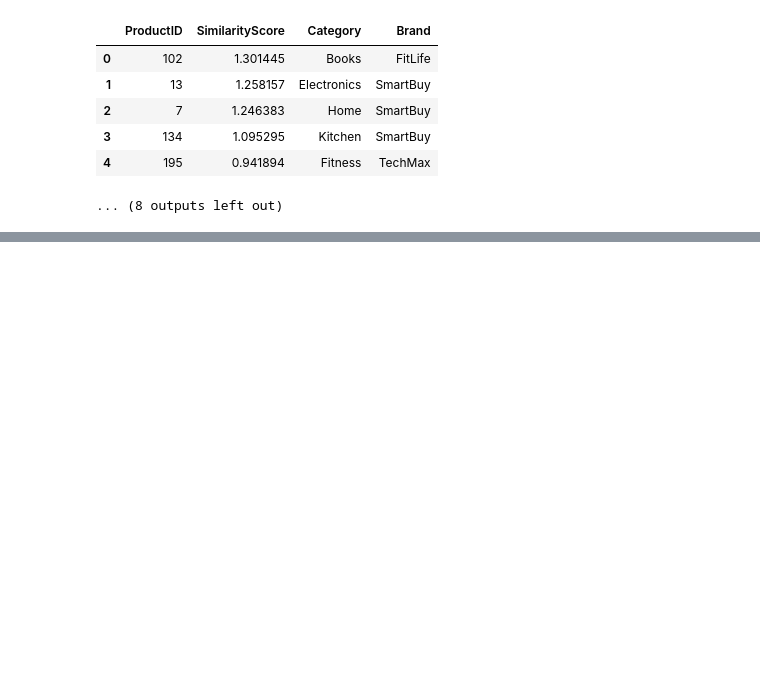
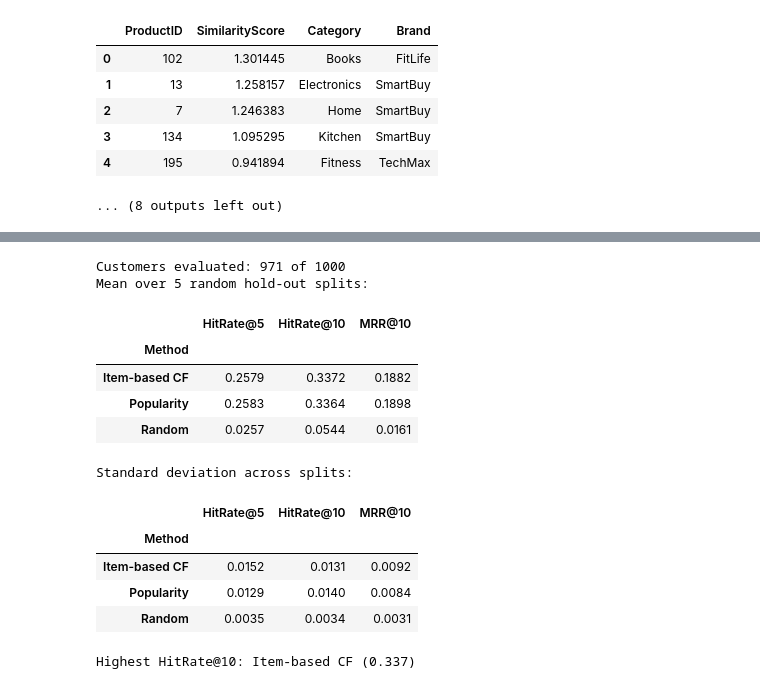
Before and after one commit to RyanMitchell8/Research-Analytics-Ca1, a Jupyter notebook: Ca1-folder/Task_2_Recommendation_System_Development.ipynb, the cells around one changed output, grey strips where cells are left out. Saved outputs shown, nothing was run; the diff lists cells and outputs as text; code cells hidden in the pictures; blank space fills up the shorter version.

```diff
--- a/Ca1-folder/Task_2_Recommendation_System_Development.ipynb
+++ b/Ca1-folder/Task_2_Recommendation_System_Development.ipynb
@@ -796,0 +815,75 @@ Item-based collaborative filtering recommendations:
+# %%
+N_SPLITS = 5
+values = interaction_matrix.to_numpy()
+
+# Customers need a second product so something remains to learn from after hiding one.
+eligible_rows = np.flatnonzero((values > 0).sum(axis=1) >= 2)
+
+def run_holdout(seed):
+    """Hide one purchase per eligible customer; return the hidden product and each method's ranking."""
+    rng = np.random.default_rng(seed)
+    train = values.copy()
+    hidden = np.array([rng.choice(np.flatnonzero(values[r] > 0)) for r in eligible_rows])
+    train[eligible_rows, hidden] = 0
+
+    scores = {
+        "Random": rng.random(train.shape),
+        "Popularity": np.tile((train > 0).sum(axis=0), (len(train), 1)),
+        "Item-based CF": train @ cosine_similarity(train.T),
+    }
+    # Owned products sink to the bottom so only unbought products are recommended.
+    orders = {
+        method: np.argsort(-np.where(train > 0, -np.inf, s)[eligible_rows], axis=1, kind="stable")
+        for method, s in scores.items()
+    }
+    return hidden, orders
+
+def hidden_rank(order, hidden):
+    return np.argmax(order == hidden[:, None], axis=1) + 1
+
+results = []
+for split in range(N_SPLITS):
+    hidden, orders = run_holdout(split)
+    for method, order in orders.items():
+        ranks = hidden_rank(order, hidden)
+        results.append({
+            "Split": split,
+            "Method": method,
+            "HitRate@5": (ranks <= 5).mean(),
+            "HitRate@10": (ranks <= 10).mean(),
+            "MRR@10": np.where(ranks <= 10, 1 / ranks, 0).mean(),
+        })
+
+evaluation_results = pd.DataFrame(results)
+metric_columns = ["HitRate@5", "HitRate@10", "MRR@10"]
+
+evaluation_summary = (
+    evaluation_results.groupby("Method")[metric_columns].mean()
+    .sort_values("HitRate@10", ascending=False)
+)
+evaluation_std = evaluation_results.groupby("Method")[metric_columns].std().loc[evaluation_summary.index]
+
+print(f"Customers evaluated: {len(eligible_rows)} of {len(values)}")
+print(f"Mean over {N_SPLITS} random hold-out splits:")
+display(evaluation_summary.round(4))
+
+print("Standard deviation across splits:")
+display(evaluation_std.round(4))
+
+best_method = evaluation_summary["HitRate@10"].idxmax()
+print(f"Highest HitRate@10: {best_method} ({evaluation_summary.loc[best_method, 'HitRate@10']:.3f})")
+# %% [output]
+Customers evaluated: 971 of 1000
+Mean over 5 random hold-out splits:
+|  | HitRate@5 | HitRate@10 | MRR@10 |
+| Method |  |  |  |
+| Item-based CF | 0.2579 | 0.3372 | 0.1882 |
+| Popularity | 0.2583 | 0.3364 | 0.1898 |
+| Random | 0.0257 | 0.0544 | 0.0161 |
+Standard deviation across splits:
+|  | HitRate@5 | HitRate@10 | MRR@10 |
+| Method |  |  |  |
+| Item-based CF | 0.0152 | 0.0131 | 0.0092 |
+| Popularity | 0.0129 | 0.0140 | 0.0084 |
+| Random | 0.0035 | 0.0034 | 0.0031 |
+Highest HitRate@10: Item-based CF (0.337)
```
Also changed, not shown: parts of 3 cells of this notebook.
